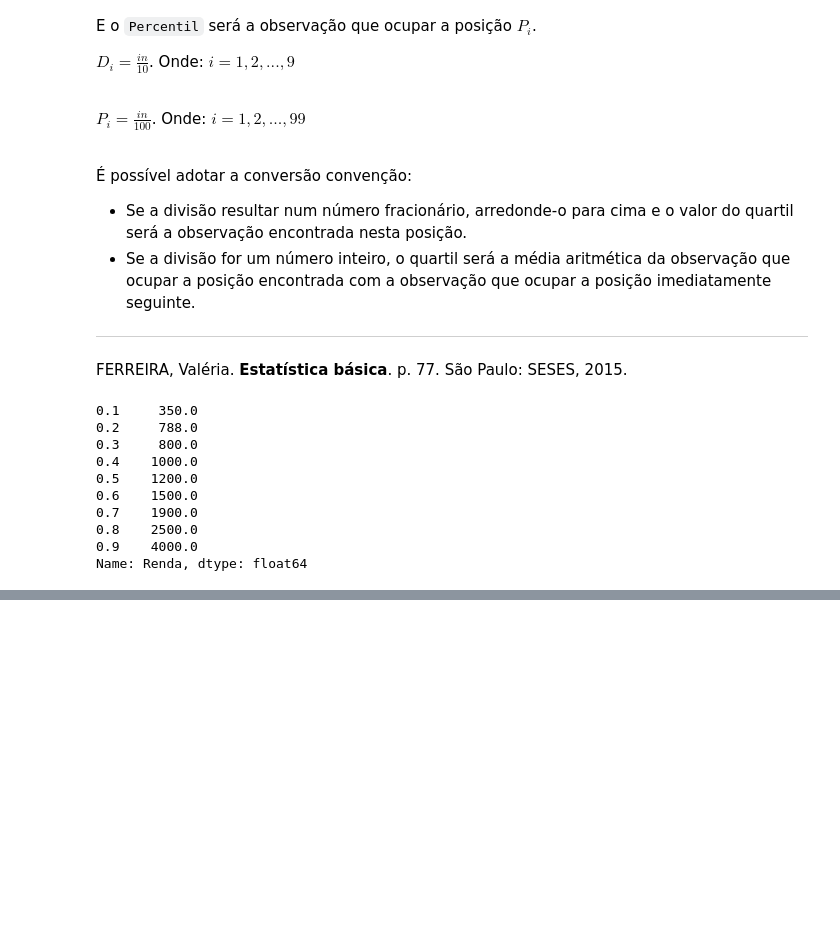
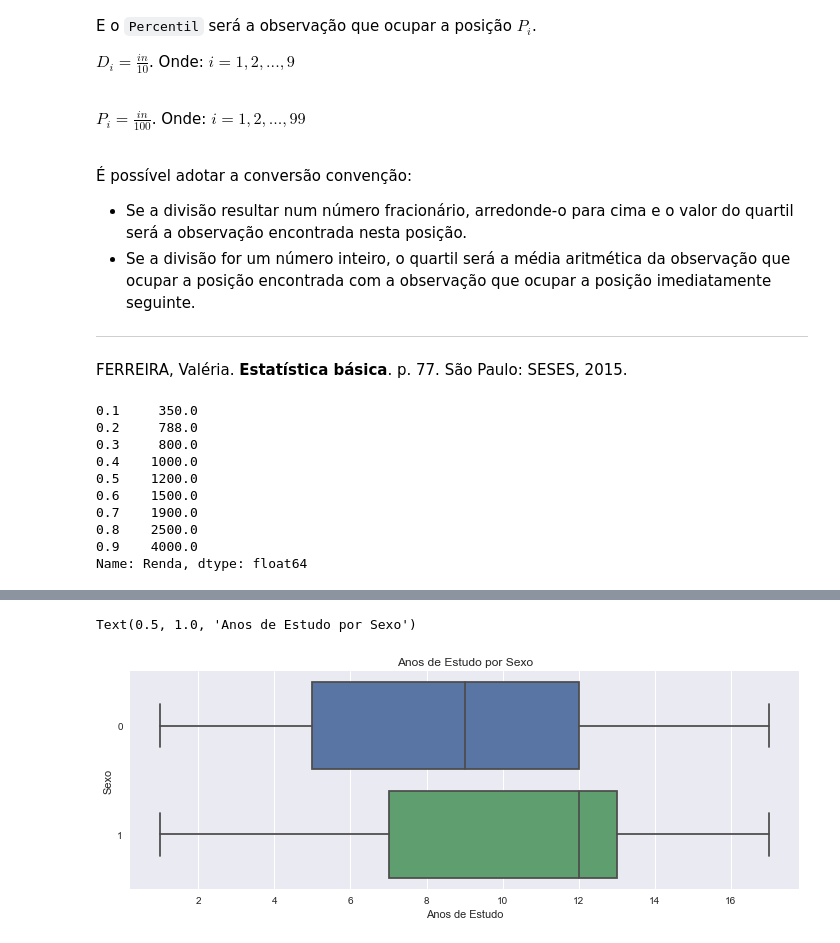
Before and after one commit to paulofreitasnobrega/estatistica-com-python, a Jupyter notebook: aula4-medidas-separatrizes.ipynb, the cells around one changed output, grey strips where cells are left out. Saved outputs shown, nothing was run; the diff lists cells and outputs as text; code cells hidden in the pictures; blank space fills up the shorter version.

```diff
--- a/aula4-medidas-separatrizes.ipynb
+++ b/aula4-medidas-separatrizes.ipynb
@@ -211,0 +253,11 @@ decil(conjunto)
+# %%
+# Comparação de boxplot com Seaborn
+ax_estudo = sns.boxplot(data=df_pnad,
+                        x='Anos de Estudo',
+                        y='Sexo',
+                        orient='h')
+ax_estudo.figure.set_size_inches(12, 4)
+ax_estudo.set_title('Anos de Estudo por Sexo')
+# %% [output]
+Text(0.5, 1.0, 'Anos de Estudo por Sexo')
+[figure, added]
```
Also changed, not shown: parts of 14 cells of this notebook, 1 other file.
